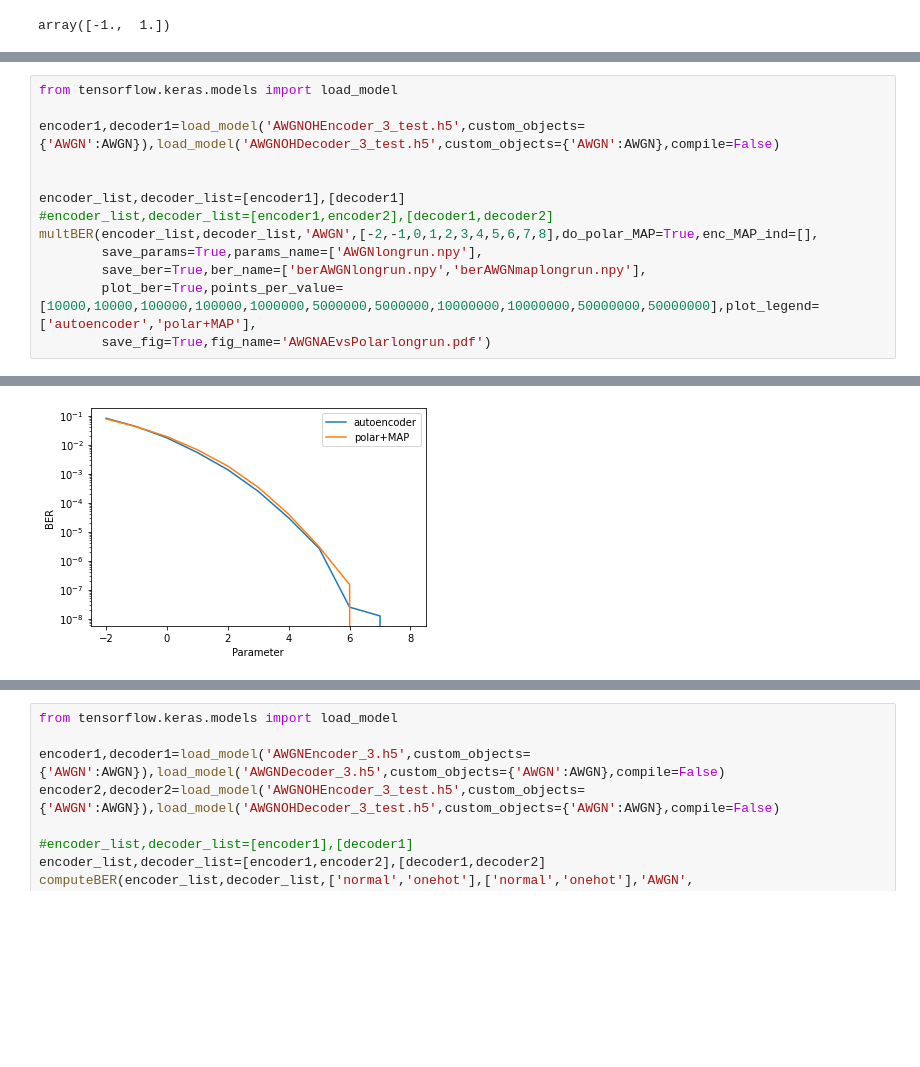
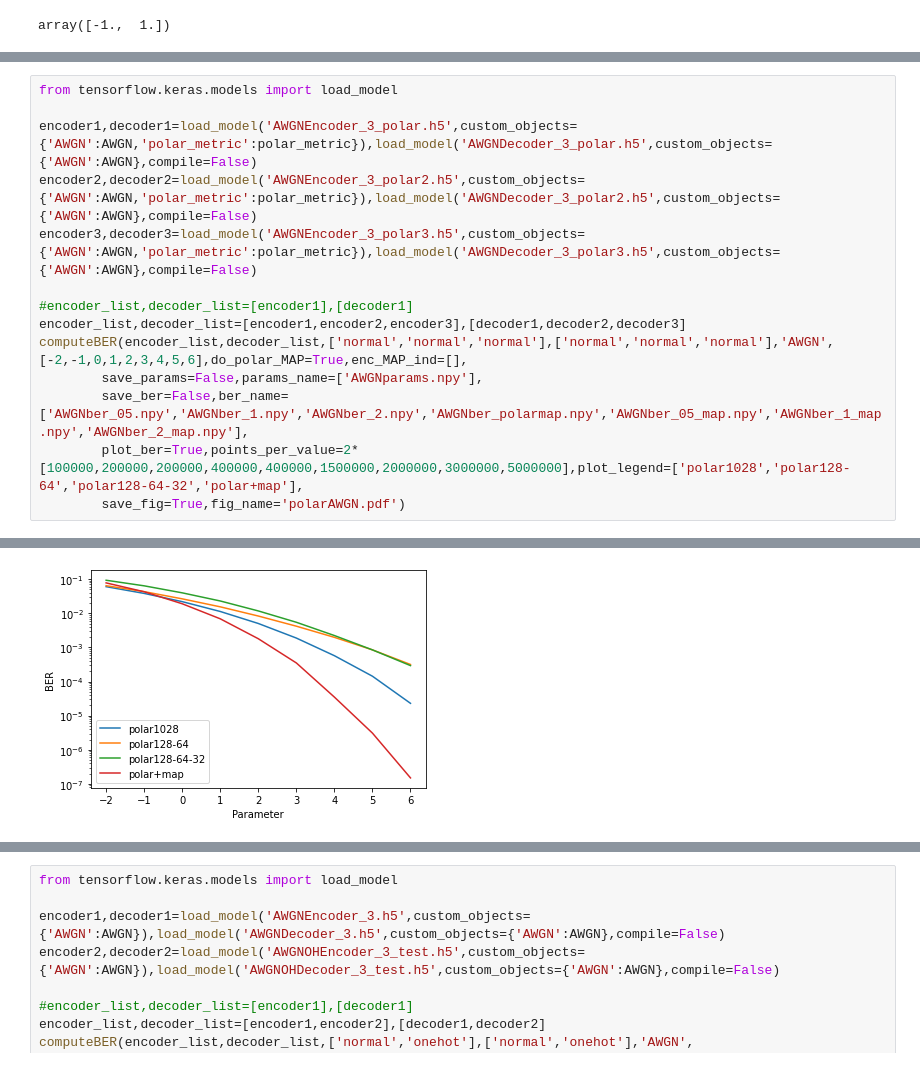
Before and after one commit to remzawi/deep_fec, a Jupyter notebook: AWGNAutoencoder_Plots.ipynb, the cells around one changed output, grey strips where cells are left out. Cells and saved outputs as stored; diff of their text form; blank space fills up the shorter version.

Commit message:
Added forced normalization

```diff
--- a/AWGNAutoencoder_Plots.ipynb
+++ b/AWGNAutoencoder_Plots.ipynb
@@ -46,14 +67,15 @@ array([-1.,  1.])
 # %%
 from tensorflow.keras.models import load_model
 
-encoder1,decoder1=load_model('AWGNOHEncoder_3_test.h5',custom_objects={'AWGN':AWGN}),load_model('AWGNOHDecoder_3_test.h5',custom_objects={'AWGN':AWGN},compile=False)
+encoder1,decoder1=load_model('AWGNEncoder_3_polar.h5',custom_objects={'AWGN':AWGN,'polar_metric':polar_metric}),load_model('AWGNDecoder_3_polar.h5',custom_objects={'AWGN':AWGN},compile=False)
+encoder2,decoder2=load_model('AWGNEncoder_3_polar2.h5',custom_objects={'AWGN':AWGN,'polar_metric':polar_metric}),load_model('AWGNDecoder_3_polar2.h5',custom_objects={'AWGN':AWGN},compile=False)
+encoder3,decoder3=load_model('AWGNEncoder_3_polar3.h5',custom_objects={'AWGN':AWGN,'polar_metric':polar_metric}),load_model('AWGNDecoder_3_polar3.h5',custom_objects={'AWGN':AWGN},compile=False)
 
-
-encoder_list,decoder_list=[encoder1],[decoder1]
-#encoder_list,decoder_list=[encoder1,encoder2],[decoder1,decoder2]
-multBER(encoder_list,decoder_list,'AWGN',[-2,-1,0,1,2,3,4,5,6,7,8],do_polar_MAP=True,enc_MAP_ind=[],
-        save_params=True,params_name=['AWGNlongrun.npy'],
-        save_ber=True,ber_name=['berAWGNlongrun.npy','berAWGNmaplongrun.npy'],
-        plot_ber=True,points_per_value=[10000,10000,100000,100000,1000000,5000000,5000000,10000000,10000000,50000000,50000000],plot_legend=['autoencoder','polar+MAP'],
-        save_fig=True,fig_name='AWGNAEvsPolarlongrun.pdf')
+#encoder_list,decoder_list=[encoder1],[decoder1]
+encoder_list,decoder_list=[encoder1,encoder2,encoder3],[decoder1,decoder2,decoder3]
+computeBER(encoder_list,decoder_list,['normal','normal','normal'],['normal','normal','normal'],'AWGN',[-2,-1,0,1,2,3,4,5,6],do_polar_MAP=True,enc_MAP_ind=[],
+        save_params=False,params_name=['AWGNparams.npy'],
+        save_ber=False,ber_name=['AWGNber_05.npy','AWGNber_1.npy','AWGNber_2.npy','AWGNber_polarmap.npy','AWGNber_05_map.npy','AWGNber_1_map.npy','AWGNber_2_map.npy'],
+        plot_ber=True,points_per_value=2*[100000,200000,200000,400000,400000,1500000,2000000,3000000,5000000],plot_legend=['polar1028','polar128-64','polar128-64-32','polar+map'],
+        save_fig=True,fig_name='polarAWGN.pdf')
 # %% [output]
@@ -61,4 +82,4 @@ WARNING:tensorflow:No training configuration found in the save file, so the mode
-[figure, old version]
+[figure, new version]
 # %%
 from tensorflow.keras.models import load_model
 
```
Also changed, not shown: parts of 3 cells of this notebook, 8 other files.
